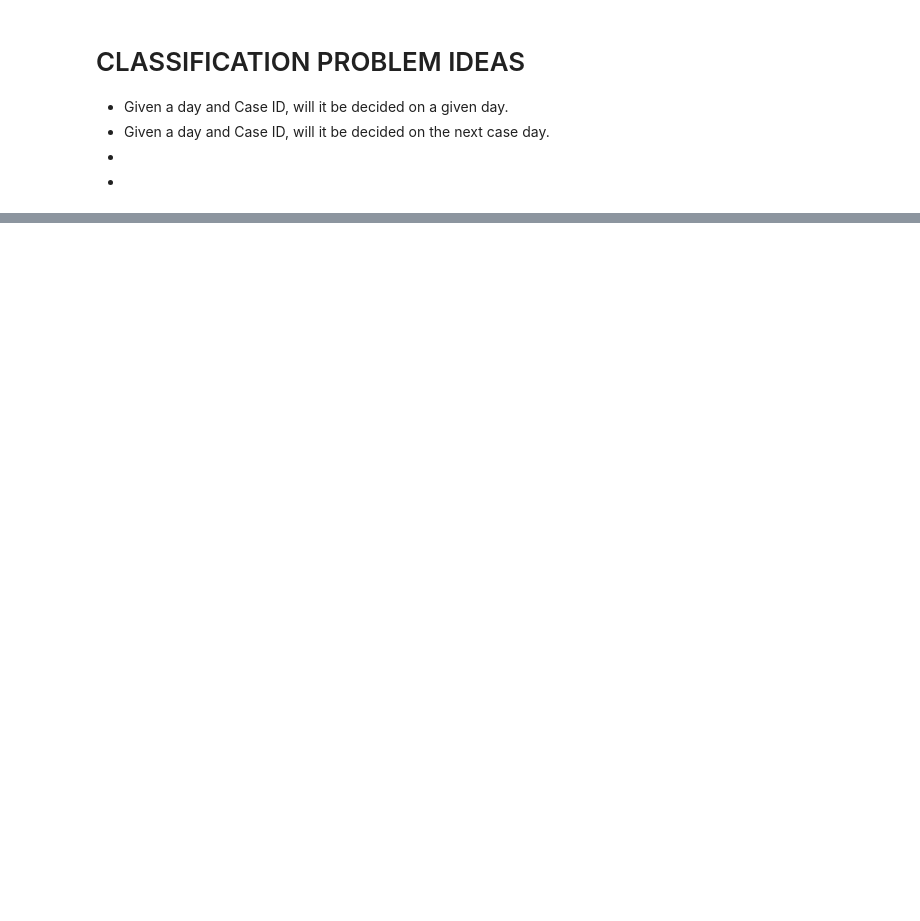
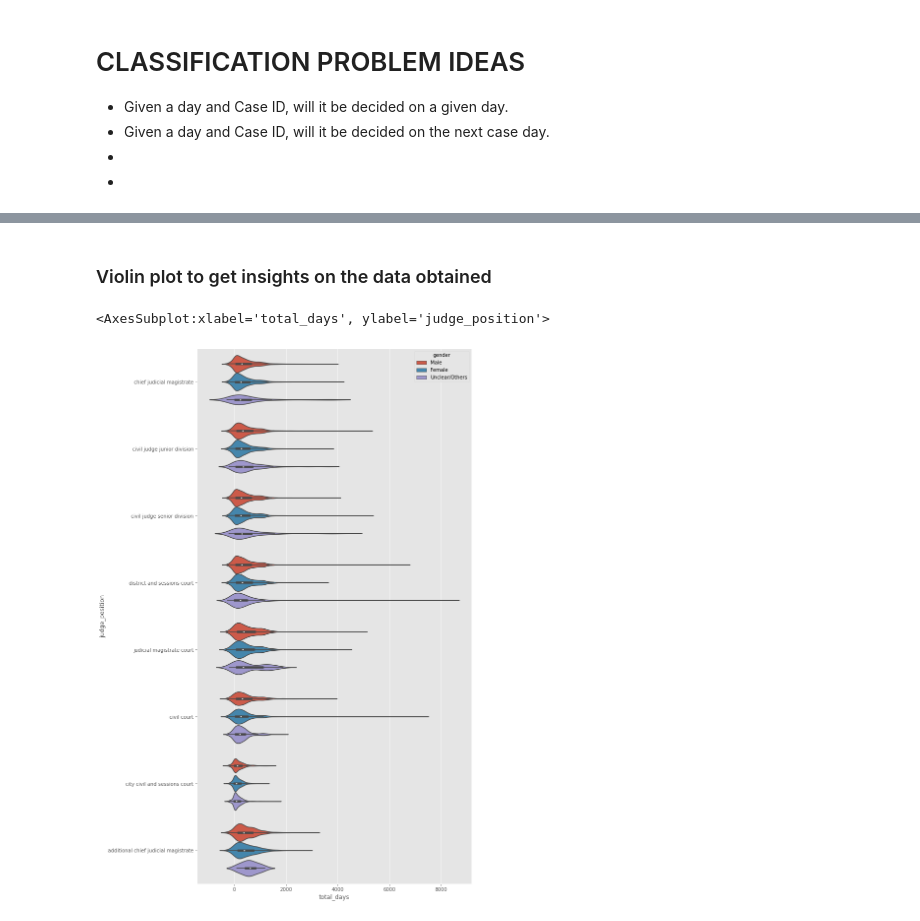
Before and after one commit to ujjwal-shekhar/Indian-Judicial-System-PreCog, a Jupyter notebook: data-visualizer-precog.ipynb, the cells around one changed output, grey strips where cells are left out. Cells and saved outputs as stored; diff of their text form; code cells hidden in the pictures; blank space fills up the shorter version.

```diff
--- a/data-visualizer-precog.ipynb
+++ b/data-visualizer-precog.ipynb
@@ -218,0 +435,3 @@ NameError: name 'curr_df' is not defined
+# %%
+df['total_days'] = (df['end_date'] - df['start_date']) / np.timedelta64(1, 'D')
+df
@@ -218,0 +455,4 @@ NameError: name 'curr_df' is not defined
+# %%
+sub_df = df.filter(['judge_position','total_days', 'gender'], axis=1)\
+        [df.groupby('judge_position').judge_position.transform('count')>2000].copy()
+sub_df
@@ -218,0 +473,14 @@ NameError: name 'curr_df' is not defined
+# %% [markdown]
+### Violin plot to get insights on the data obtained
+# %%
+fig, ax = plt.subplots(figsize=(10, 20))
+sns.violinplot(x='total_days',
+               y='judge_position',
+               data=sub_df,
+               hue='gender',
+               ax=ax,
+               title = "Judge_position in total days worked for",
+              )
+# %% [output]
+<AxesSubplot:xlabel='total_days', ylabel='judge_position'>
+[figure, added]
```
Also changed, not shown: parts of 39 cells of this notebook.
